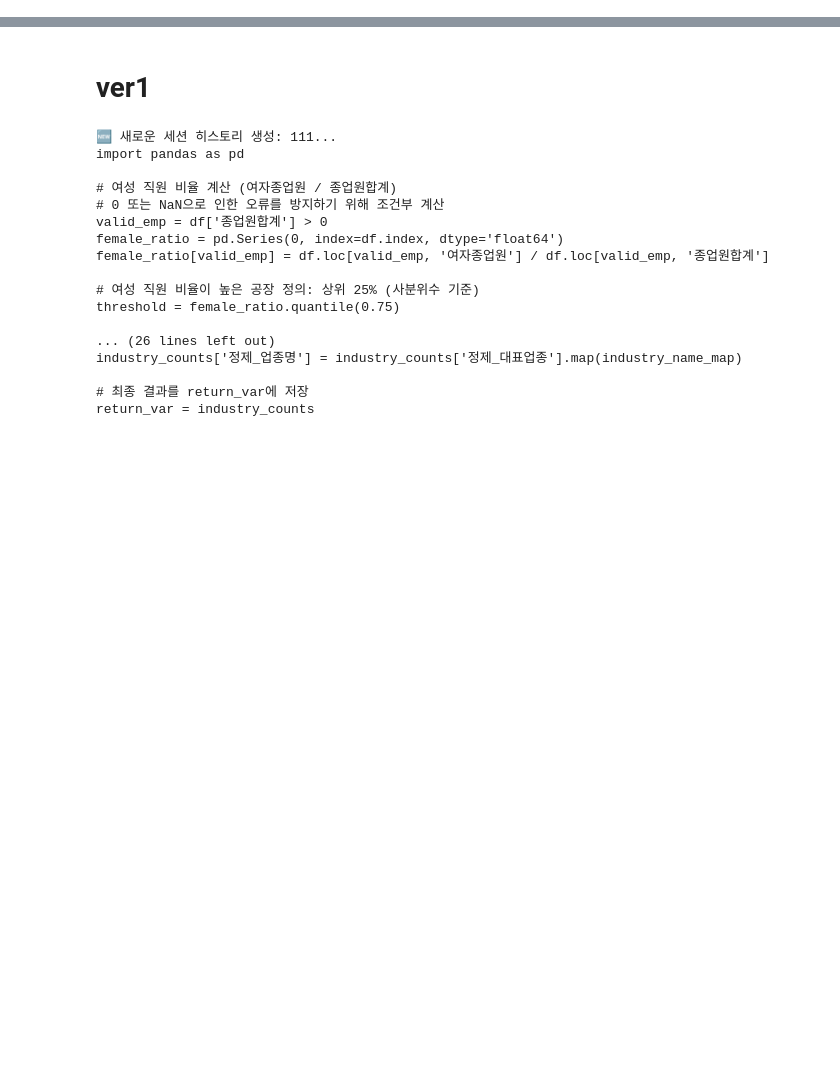
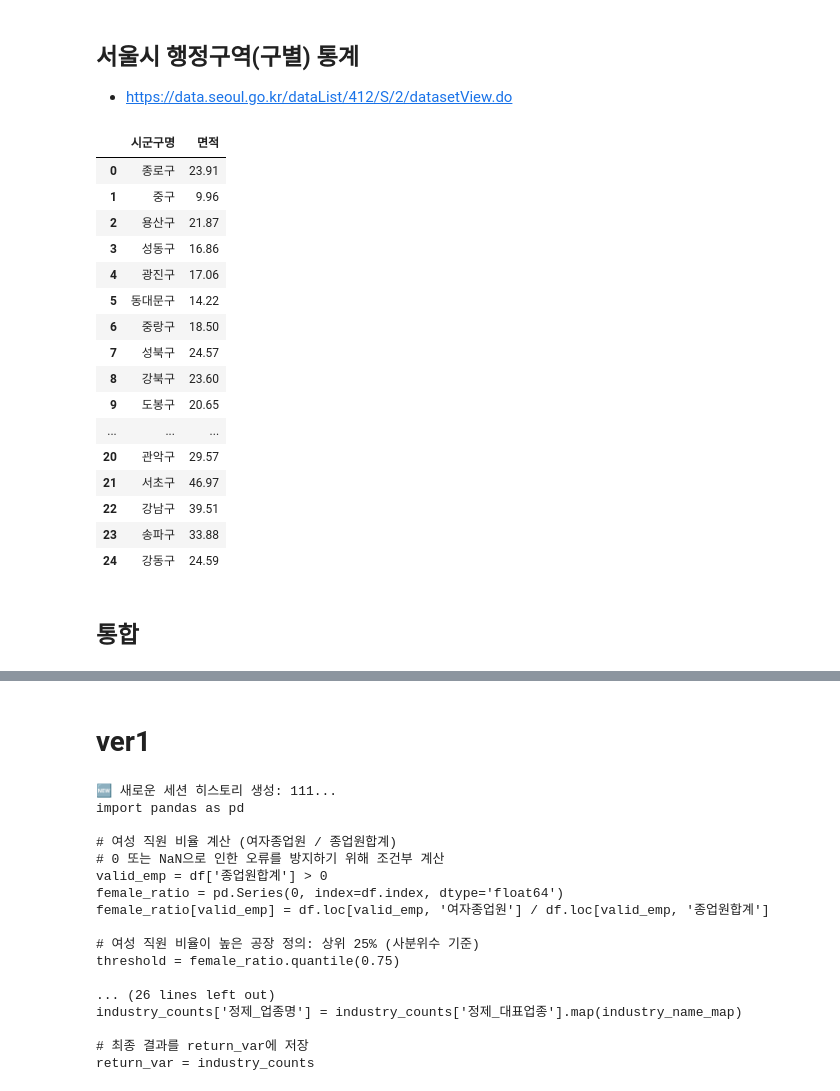
Before and after one commit to JeongYunLee/factory-chatbot-demo, a Jupyter notebook: backend/test.ipynb, the cells around one changed output, grey strips where cells are left out. Saved outputs shown, nothing was run; the diff lists cells and outputs as text; code cells hidden in the pictures; blank space fills up the shorter version.

```diff
--- a/backend/test.ipynb
+++ b/backend/test.ipynb
@@ -0,0 +51,30 @@
+# %% [markdown]
+## 서울시 행정구역(구별) 통계
+
+* https://data.seoul.go.kr/dataList/412/S/2/datasetView.do
+# %%
+df_area = pd.read_excel('data/행정구역(구별)_20251130135354.xlsx', header=2)
+df_area = df_area.loc[df_area['자치구별(2)']!='소계'][['자치구별(2)', '면적 (km²)']]
+df_area.rename(columns={'자치구별(2)':'시군구명', '면적 (km²)':'면적'}, inplace=True)
+df_area.reset_index(inplace=True, drop=True)
+df_area
+# %% [output]
+|  | 시군구명 | 면적 |
+| 0 | 종로구 | 23.91 |
+| 1 | 중구 | 9.96 |
+| 2 | 용산구 | 21.87 |
+| 3 | 성동구 | 16.86 |
+| 4 | 광진구 | 17.06 |
+| 5 | 동대문구 | 14.22 |
+| 6 | 중랑구 | 18.50 |
+| 7 | 성북구 | 24.57 |
+| 8 | 강북구 | 23.60 |
+| 9 | 도봉구 | 20.65 |
+| ... | ... | ... |
+| 20 | 관악구 | 29.57 |
+| 21 | 서초구 | 46.97 |
+| 22 | 강남구 | 39.51 |
+| 23 | 송파구 | 33.88 |
+| 24 | 강동구 | 24.59 |
+# %% [markdown]
+## 통합
```
Also changed, not shown: parts of 14 cells of this notebook, 11 other files.
